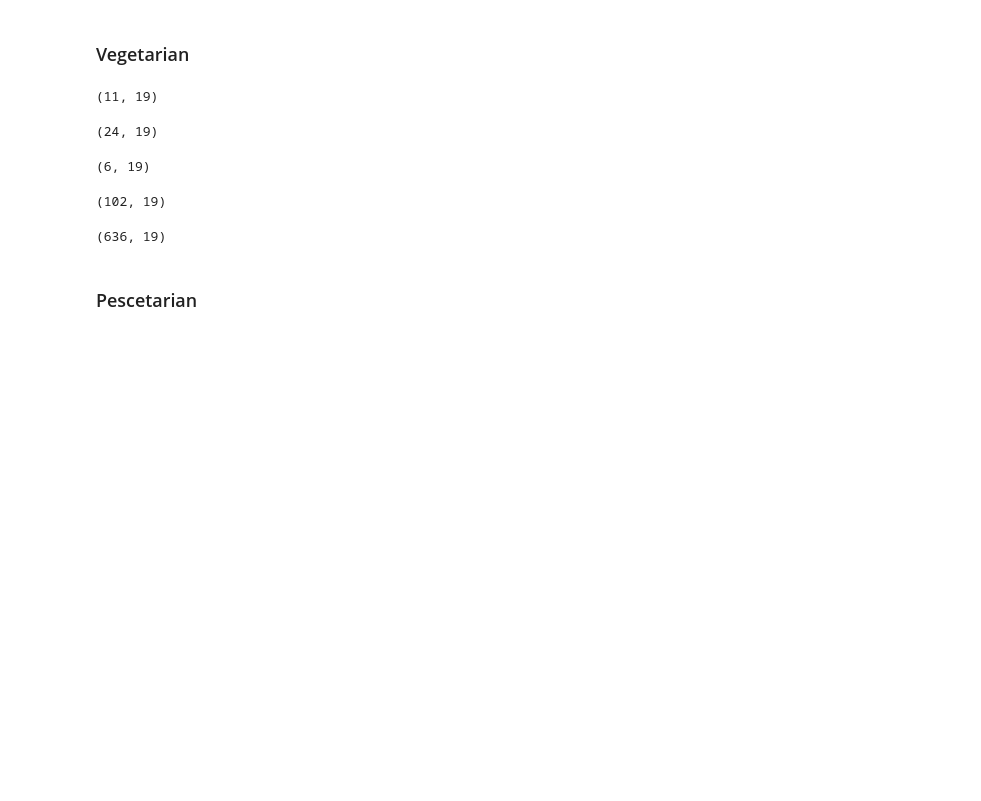
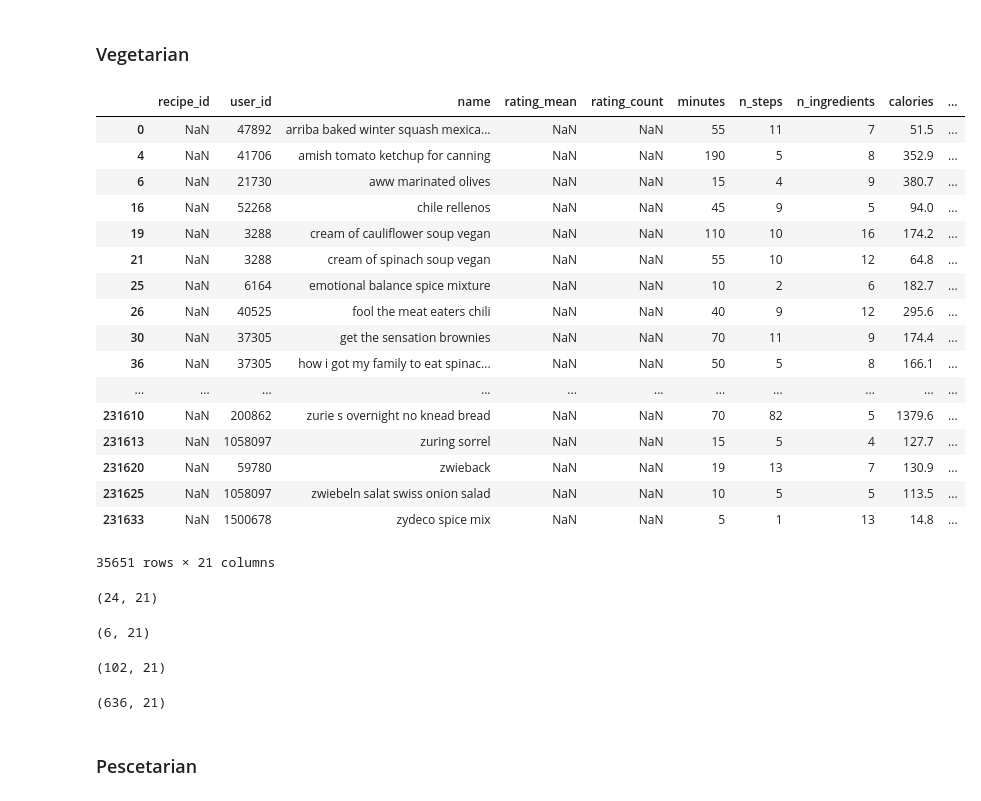
Before and after one commit to Phlasse/Fed_up, a Jupyter notebook: notebooks/jessica/Filtering functions.ipynb, the cells around one changed output. Cells and saved outputs as stored; diff of their text form; code cells hidden in the pictures; blank space fills up the shorter version.

```diff
--- a/notebooks/jessica/Filtering functions.ipynb
+++ b/notebooks/jessica/Filtering functions.ipynb
@@ -42,0 +38,3 @@ Creating nutrition columns from list...
+# %%
+df = clean_data(df_raw)
+recipe_df = df.copy()
@@ -83,25 +93,42 @@ Just one click by the user.
 # %% [markdown]
 ### Vegetarian
 # %%
-recipe_df[(recipe_df["tags"].str.contains('vegetarian'))&(recipe_df["tags"].str.contains('fish'))].shape
+recipe_df[recipe_df["tags"].str.contains('vegetarian')]
 # %% [output]
+|  | recipe_id | user_id | name | rating_mean | rating_count | minutes | n_steps | n_ingredients | calories | ... |
+| 0 | NaN | 47892 | arriba baked winter squash mexica... | NaN | NaN | 55 | 11 | 7 | 51.5 | ... |
+| 4 | NaN | 41706 | amish tomato ketchup for canning | NaN | NaN | 190 | 5 | 8 | 352.9 | ... |
+| 6 | NaN | 21730 | aww marinated olives | NaN | NaN | 15 | 4 | 9 | 380.7 | ... |
+| 16 | NaN | 52268 | chile rellenos | NaN | NaN | 45 | 9 | 5 | 94.0 | ... |
+| 19 | NaN | 3288 | cream of cauliflower soup vegan | NaN | NaN | 110 | 10 | 16 | 174.2 | ... |
+| 21 | NaN | 3288 | cream of spinach soup vegan | NaN | NaN | 55 | 10 | 12 | 64.8 | ... |
+| 25 | NaN | 6164 | emotional balance spice mixture | NaN | NaN | 10 | 2 | 6 | 182.7 | ... |
+| 26 | NaN | 40525 | fool the meat eaters chili | NaN | NaN | 40 | 9 | 12 | 295.6 | ... |
+| 30 | NaN | 37305 | get the sensation brownies | NaN | NaN | 70 | 11 | 9 | 174.4 | ... |
+| 36 | NaN | 37305 | how i got my family to eat spinac... | NaN | NaN | 50 | 5 | 8 | 166.1 | ... |
+| ... | ... | ... | ... | ... | ... | ... | ... | ... | ... | ... |
+| 231610 | NaN | 200862 | zurie s overnight no knead bread | NaN | NaN | 70 | 82 | 5 | 1379.6 | ... |
+| 231613 | NaN | 1058097 | zuring sorrel | NaN | NaN | 15 | 5 | 4 | 127.7 | ... |
+| 231620 | NaN | 59780 | zwieback | NaN | NaN | 19 | 13 | 7 | 130.9 | ... |
+| 231625 | NaN | 1058097 | zwiebeln salat swiss onion salad | NaN | NaN | 10 | 5 | 5 | 113.5 | ... |
+| 231633 | NaN | 1500678 | zydeco spice mix | NaN | NaN | 5 | 1 | 13 | 14.8 | ... |
-(11, 19)
+35651 rows × 21 columns
 # %%
 recipe_df[(recipe_df["tags"].str.contains('vegetarian'))&(recipe_df["tags"].str.contains('meat'))].shape
 # %% [output]
-(24, 19)
+(24, 21)
 # %%
 recipe_df[(recipe_df["tags"].str.contains('vegan'))&(recipe_df["tags"].str.contains('meat'))].shape
 # %% [output]
-(6, 19)
+(6, 21)
 # %%
 recipe_df[(recipe_df["ingredients"].str.contains('beef'))&(recipe_df["tags"].str.contains('vegetarian'))].shape
 # %% [output]
-(102, 19)
+(102, 21)
 # %%
 recipe_df[(recipe_df["ingredients"].str.contains('butter'))&(recipe_df["tags"].str.contains('vegan'))].shape
 # %% [output]
-(636, 19)
+(636, 21)
 # %% [markdown]
 ### Pescetarian
 # %%
```
Also changed, not shown: parts of 77 cells of this notebook, 1 other file.
